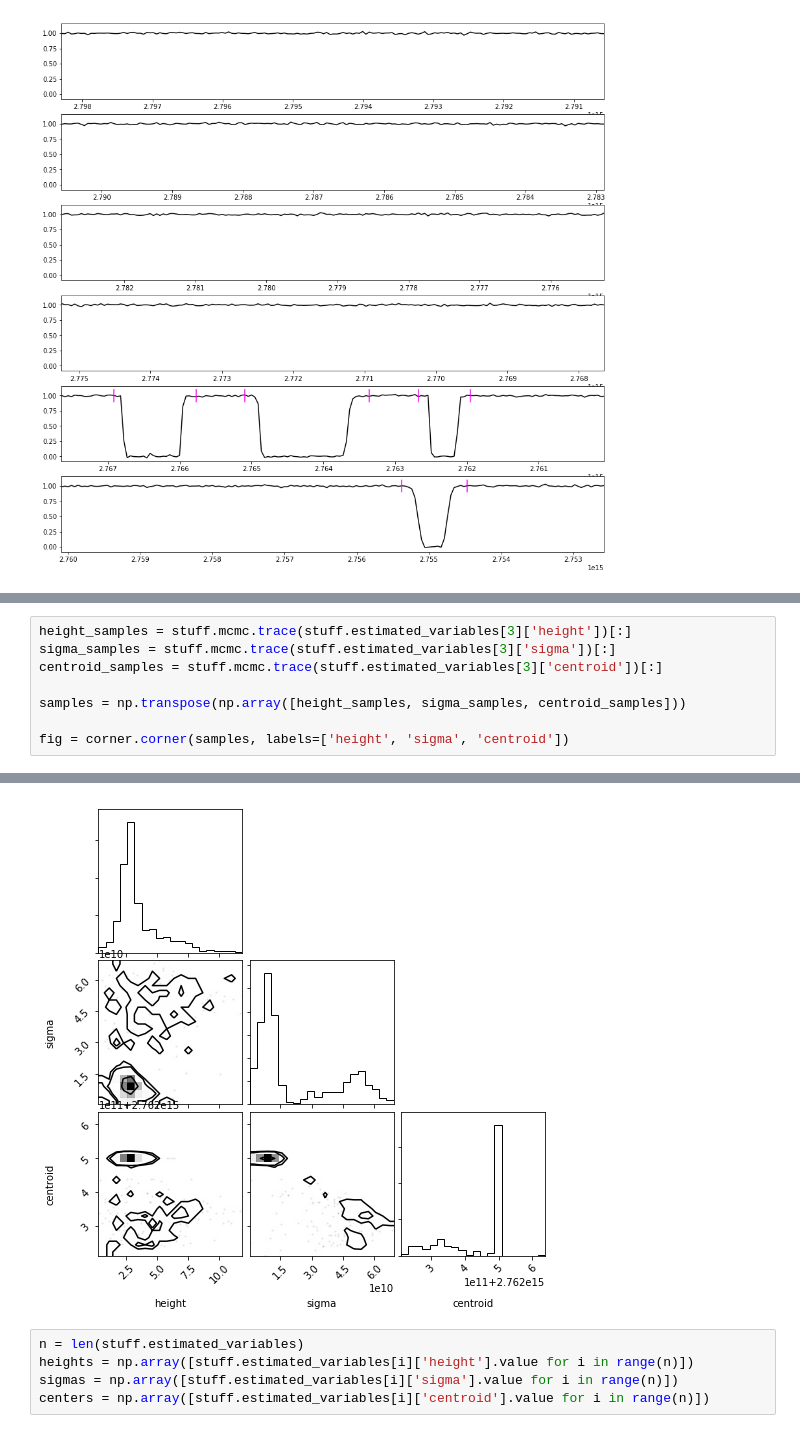
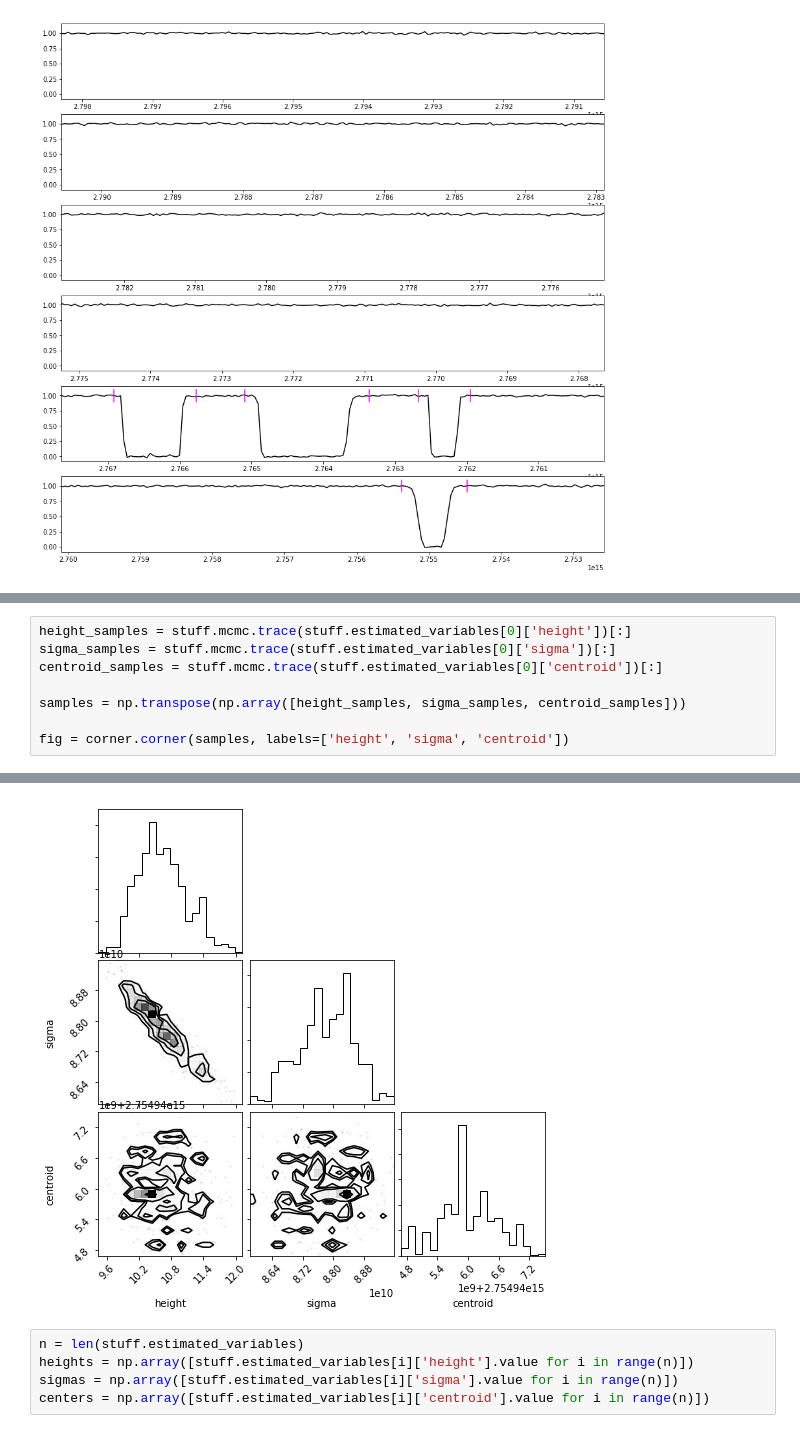
Before and after one commit to sarahappleby/VAMP, a Jupyter notebook: spec_demo_pygad.ipynb, the cells around one changed output, grey strips where cells are left out. Drawn from its saved outputs; the diff is of its cells as text.

```diff
--- a/spec_demo_pygad.ipynb
+++ b/spec_demo_pygad.ipynb
@@ -156,7 +158,7 @@ Final n=1.
 # %%
-height_samples = stuff.mcmc.trace(stuff.estimated_variables[3]['height'])[:]
-sigma_samples = stuff.mcmc.trace(stuff.estimated_variables[3]['sigma'])[:]
-centroid_samples = stuff.mcmc.trace(stuff.estimated_variables[3]['centroid'])[:]
+height_samples = stuff.mcmc.trace(stuff.estimated_variables[0]['height'])[:]
+sigma_samples = stuff.mcmc.trace(stuff.estimated_variables[0]['sigma'])[:]
+centroid_samples = stuff.mcmc.trace(stuff.estimated_variables[0]['centroid'])[:]
 
 samples = np.transpose(np.array([height_samples, sigma_samples, centroid_samples]))
 
@@ -166,4 +167,4 @@ WARNING:root:Too few points to create valid contours
-[figure, old version]
+[figure, new version]
 # %%
 n = len(stuff.estimated_variables)
 heights = np.array([stuff.estimated_variables[i]['height'].value for i in range(n)])
```
Also changed, not shown: parts of 6 cells of this notebook, 1 other file.
